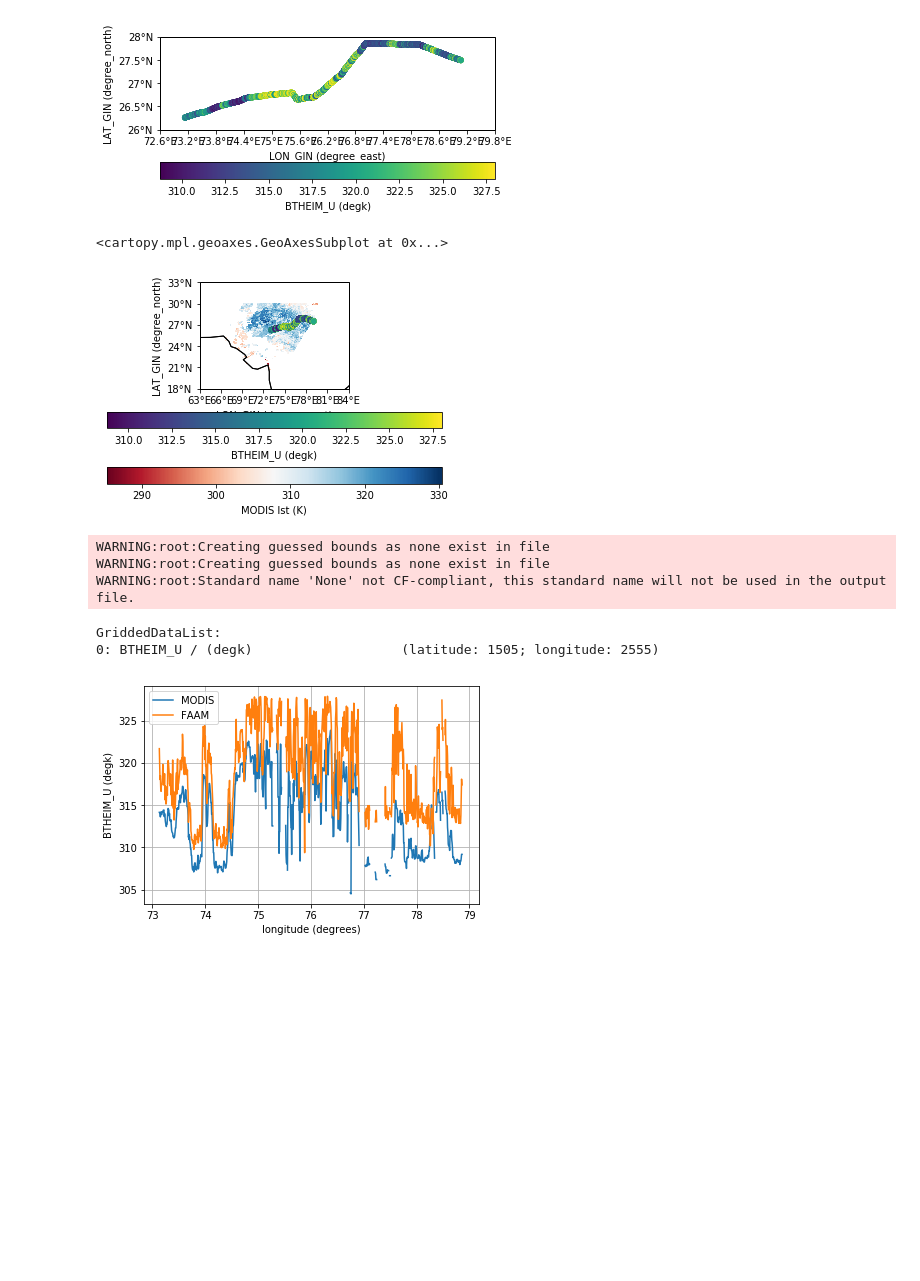
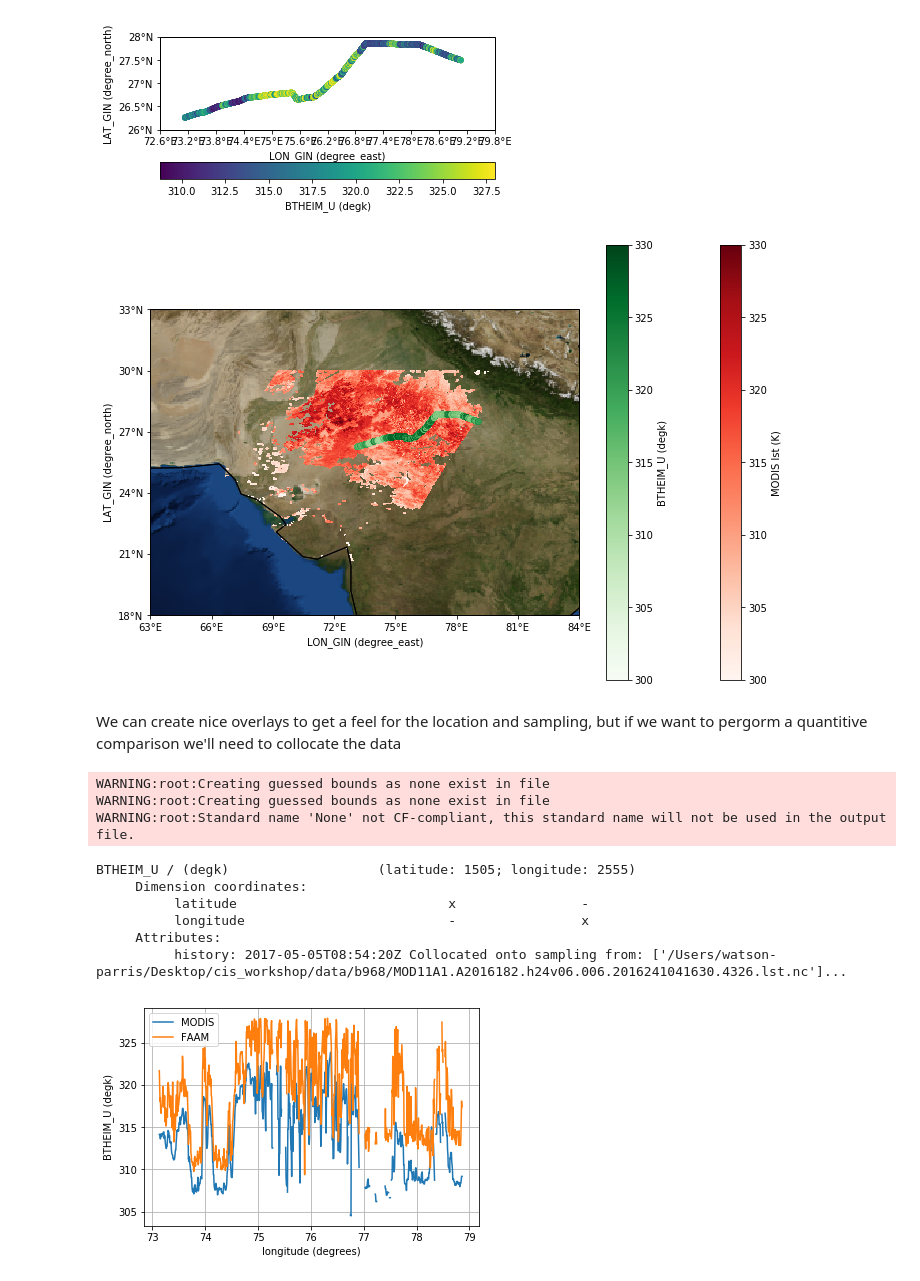
Before and after one commit to duncanwp/cis_workshops, a Jupyter notebook: MetOffice/FAAM_case_studies/cis_example_b968.ipynb, the cells around one changed output. Drawn from its saved outputs; the diff is of its cells as text; code cells hidden in the pictures; blank space fills up the shorter version.

```diff
--- a/MetOffice/FAAM_case_studies/cis_example_b968.ipynb
+++ b/MetOffice/FAAM_case_studies/cis_example_b968.ipynb
@@ -75,20 +71,29 @@ ara_bt.plot()
 # %% [output]
 <cartopy.mpl.geoaxes.GeoAxesSubplot at 0x...>
 [figure]
-# %%
-ax = modis.plot(label='MODIS lst (K)', cmap='RdBu')
-ara_bt.plot(ax=ax)
-# %% [output]
-<cartopy.mpl.geoaxes.GeoAxesSubplot at 0x...>
-[figure, removed]
+# %%
+import cartopy.crs as ccrs
+fig, ax = plt.subplots(figsize=(12, 8), subplot_kw=dict(projection=ccrs.PlateCarree()))
+
+modis.plot(ax=ax, label='MODIS lst (K)', cmap='Reds', vmin=300, vmax=330, cbarorient='vertical')
+ara_bt.plot(ax=ax, cmap='Greens', vmin=300, vmax=330, cbarorient='vertical')
+ax.bluemarble()
+# %% [output]
+[figure, added]
+# %% [markdown]
+We can create nice overlays to get a feel for the location and sampling, but if we want to pergorm a quantitive comparison we'll need to collocate the data
 # %%
-# collocate brightness temperature with MODIS
-ara_bt2 = ara_bt.collocated_onto(modis, kernel='mean')
-print(ara_bt2)
+# collocate brightness temperature with MODIS. Note this time we're aggregating the aircraft data
+ara_bt_col = ara_bt.collocated_onto(modis, kernel='mean')
+print(ara_bt_col[0])
 # %% [output]
 WARNING:root:Creating guessed bounds as none exist in file
 WARNING:root:Creating guessed bounds as none exist in file
 WARNING:root:Standard name 'None' not CF-compliant, this standard name will not be used in the output file.
-GriddedDataList:
-0: BTHEIM_U / (degk)                   (latitude: 1505; longitude: 2555)
+BTHEIM_U / (degk)                   (latitude: 1505; longitude: 2555)
+     Dimension coordinates:
+          latitude                           x                -
+          longitude                          -                x
+     Attributes:
+          history: 2017-05-05T08:54:20Z Collocated onto sampling from: ['/Users/watson-parris/Desktop/cis_workshop/data/b968/MOD11A1.A2016182.h24v06.006.2016241041630.4326.lst.nc']...
 # %%
```
Also changed, not shown: parts of 6 cells of this notebook, 1 other file.
